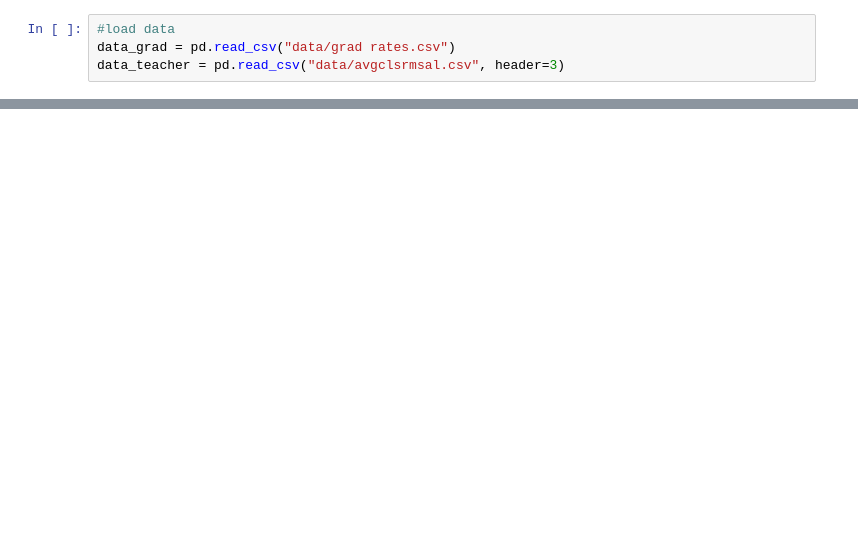
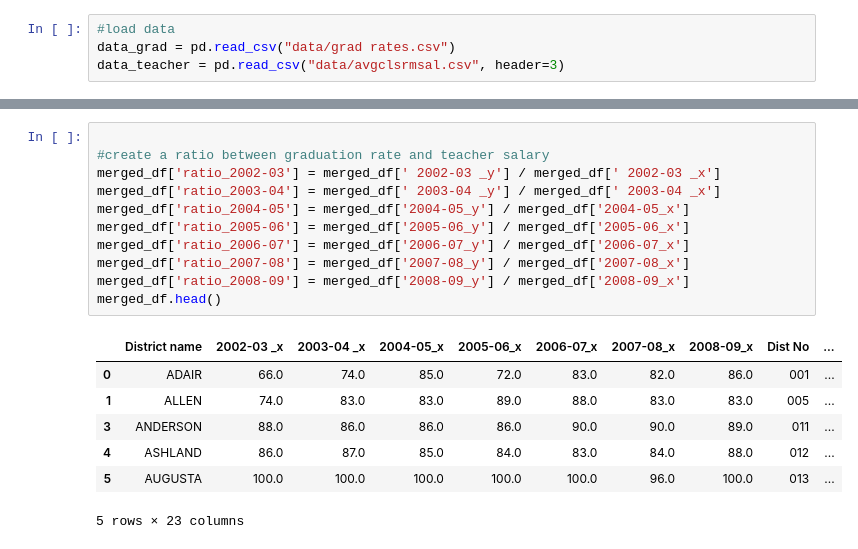
Before and after one commit to thompson-andrea-rene/KY_Grad, a Jupyter notebook: notebook.ipynb, the cells around one changed output, grey strips where cells are left out. Cells and saved outputs as stored; diff of their text form; blank space fills up the shorter version.

```diff
--- a/notebook.ipynb
+++ b/notebook.ipynb
@@ -183,0 +173,19 @@ dtype: int64
+# %%
+
+#create a ratio between graduation rate and teacher salary
+merged_df['ratio_2002-03'] = merged_df[' 2002-03 _y'] / merged_df[' 2002-03 _x']
+merged_df['ratio_2003-04'] = merged_df[' 2003-04 _y'] / merged_df[' 2003-04 _x']
+merged_df['ratio_2004-05'] = merged_df['2004-05_y'] / merged_df['2004-05_x']
+merged_df['ratio_2005-06'] = merged_df['2005-06_y'] / merged_df['2005-06_x']
+merged_df['ratio_2006-07'] = merged_df['2006-07_y'] / merged_df['2006-07_x']
+merged_df['ratio_2007-08'] = merged_df['2007-08_y'] / merged_df['2007-08_x']
+merged_df['ratio_2008-09'] = merged_df['2008-09_y'] / merged_df['2008-09_x']
+merged_df.head()
+# %% [output]
+|  | District name | 2002-03 _x | 2003-04 _x | 2004-05_x | 2005-06_x | 2006-07_x | 2007-08_x | 2008-09_x | Dist No | ... |
+| 0 | ADAIR | 66.0 | 74.0 | 85.0 | 72.0 | 83.0 | 82.0 | 86.0 | 001 | ... |
+| 1 | ALLEN | 74.0 | 83.0 | 83.0 | 89.0 | 88.0 | 83.0 | 83.0 | 005 | ... |
+| 3 | ANDERSON | 88.0 | 86.0 | 86.0 | 86.0 | 90.0 | 90.0 | 89.0 | 011 | ... |
+| 4 | ASHLAND | 86.0 | 87.0 | 85.0 | 84.0 | 83.0 | 84.0 | 88.0 | 012 | ... |
+| 5 | AUGUSTA | 100.0 | 100.0 | 100.0 | 100.0 | 100.0 | 96.0 | 100.0 | 013 | ... |
+5 rows × 23 columns
```
Also changed, not shown: parts of 21 cells of this notebook, 1 other file.
